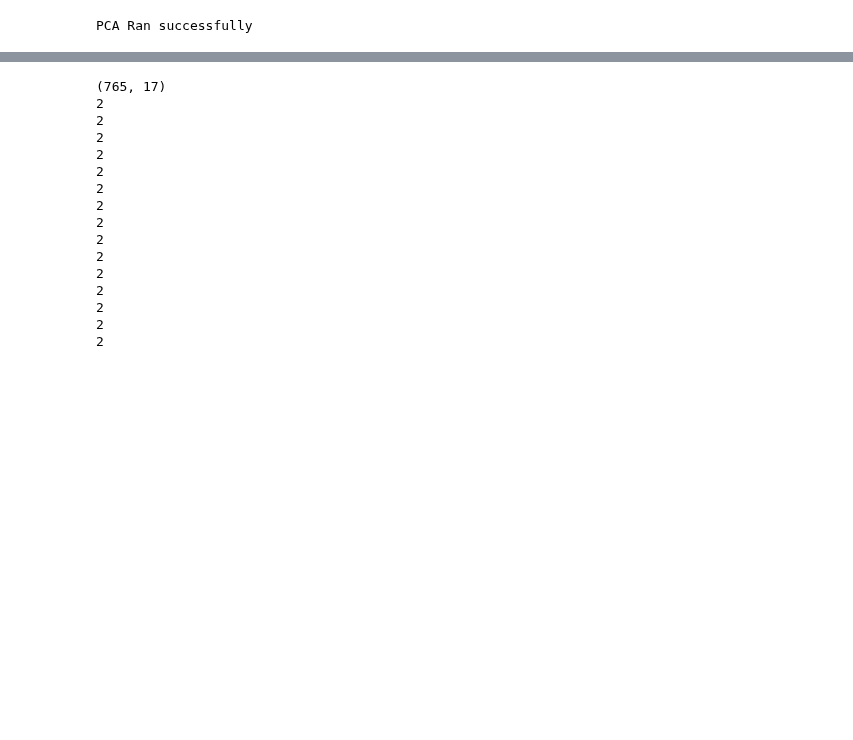
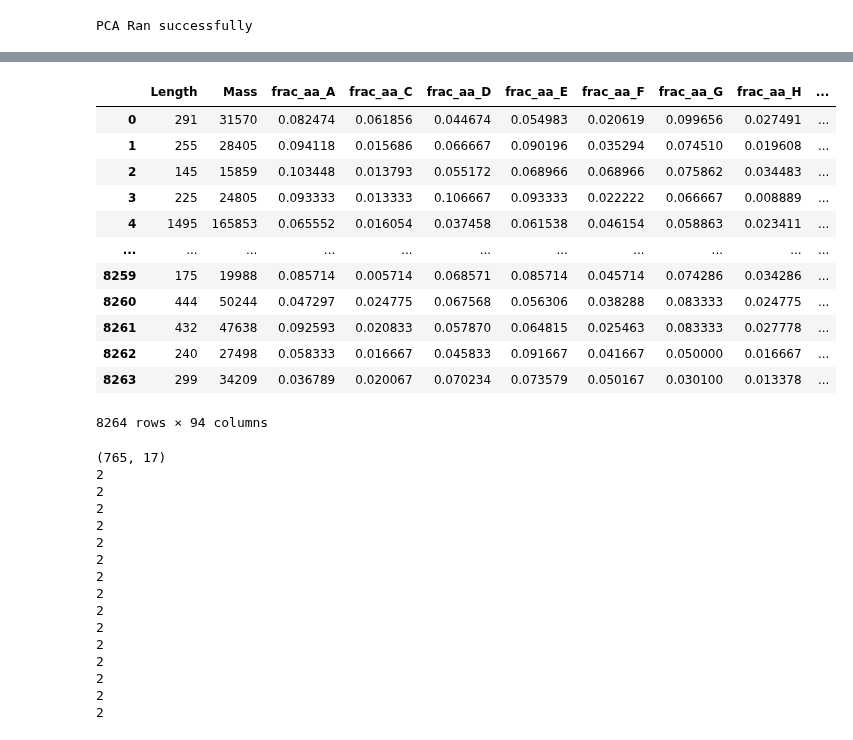
Before and after one commit to karst-poulsen/PC_ML_using_NSP, a Jupyter notebook: ML_5_pubpipe_Samples.ipynb, the cells around one changed output, grey strips where cells are left out. Cells and saved outputs as stored; diff of their text form; code cells hidden in the pictures; blank space fills up the shorter version.

```diff
--- a/ML_5_pubpipe_Samples.ipynb
+++ b/ML_5_pubpipe_Samples.ipynb
@@ -547,3 +560,19 @@ eval_df.to_excel('Output_data/AbundThresholdingRFC.xlsx', index=False)
+# %%
+df
+# %% [output]
+|  | Length | Mass | frac_aa_A | frac_aa_C | frac_aa_D | frac_aa_E | frac_aa_F | frac_aa_G | frac_aa_H | ... |
+| 0 | 291 | 31570 | 0.082474 | 0.061856 | 0.044674 | 0.054983 | 0.020619 | 0.099656 | 0.027491 | ... |
+| 1 | 255 | 28405 | 0.094118 | 0.015686 | 0.066667 | 0.090196 | 0.035294 | 0.074510 | 0.019608 | ... |
+| 2 | 145 | 15859 | 0.103448 | 0.013793 | 0.055172 | 0.068966 | 0.068966 | 0.075862 | 0.034483 | ... |
+| 3 | 225 | 24805 | 0.093333 | 0.013333 | 0.106667 | 0.093333 | 0.022222 | 0.066667 | 0.008889 | ... |
+| 4 | 1495 | 165853 | 0.065552 | 0.016054 | 0.037458 | 0.061538 | 0.046154 | 0.058863 | 0.023411 | ... |
+| ... | ... | ... | ... | ... | ... | ... | ... | ... | ... | ... |
+| 8259 | 175 | 19988 | 0.085714 | 0.005714 | 0.068571 | 0.085714 | 0.045714 | 0.074286 | 0.034286 | ... |
+| 8260 | 444 | 50244 | 0.047297 | 0.024775 | 0.067568 | 0.056306 | 0.038288 | 0.083333 | 0.024775 | ... |
+| 8261 | 432 | 47638 | 0.092593 | 0.020833 | 0.057870 | 0.064815 | 0.025463 | 0.083333 | 0.027778 | ... |
+| 8262 | 240 | 27498 | 0.058333 | 0.016667 | 0.045833 | 0.091667 | 0.041667 | 0.050000 | 0.016667 | ... |
+| 8263 | 299 | 34209 | 0.036789 | 0.020067 | 0.070234 | 0.073579 | 0.050167 | 0.030100 | 0.013378 | ... |
+8264 rows × 94 columns
 # %%
 ###Filtering Abundance to see if i stick to higher abundance I get better performance##
 rfecv_ = False  #True_runs RFECV
```
Also changed, not shown: parts of 11 cells of this notebook, 4 other files.
